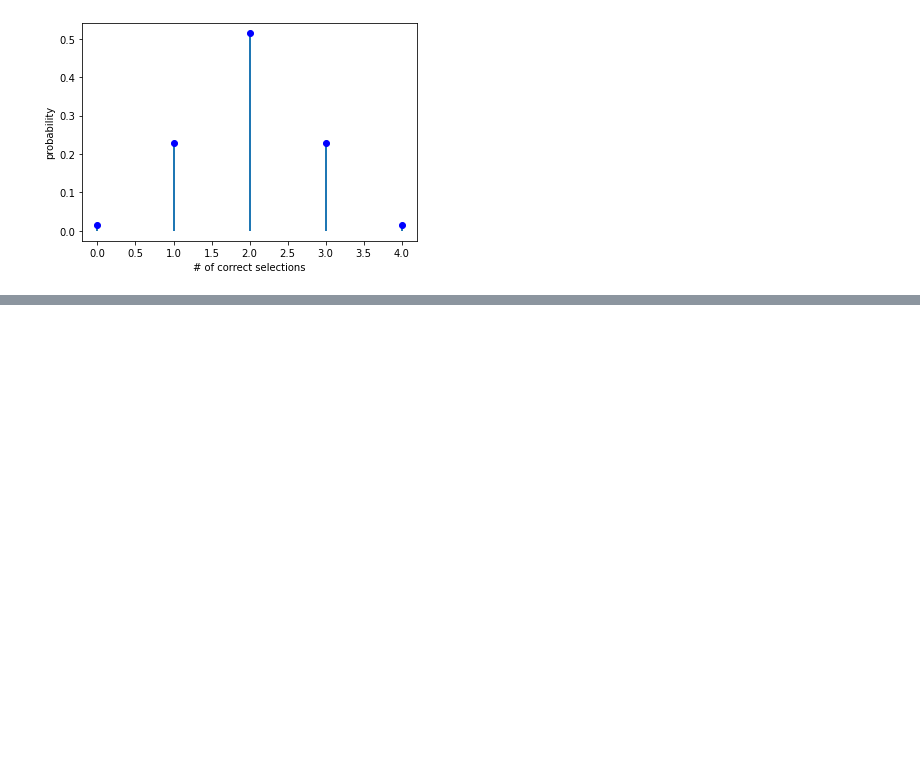
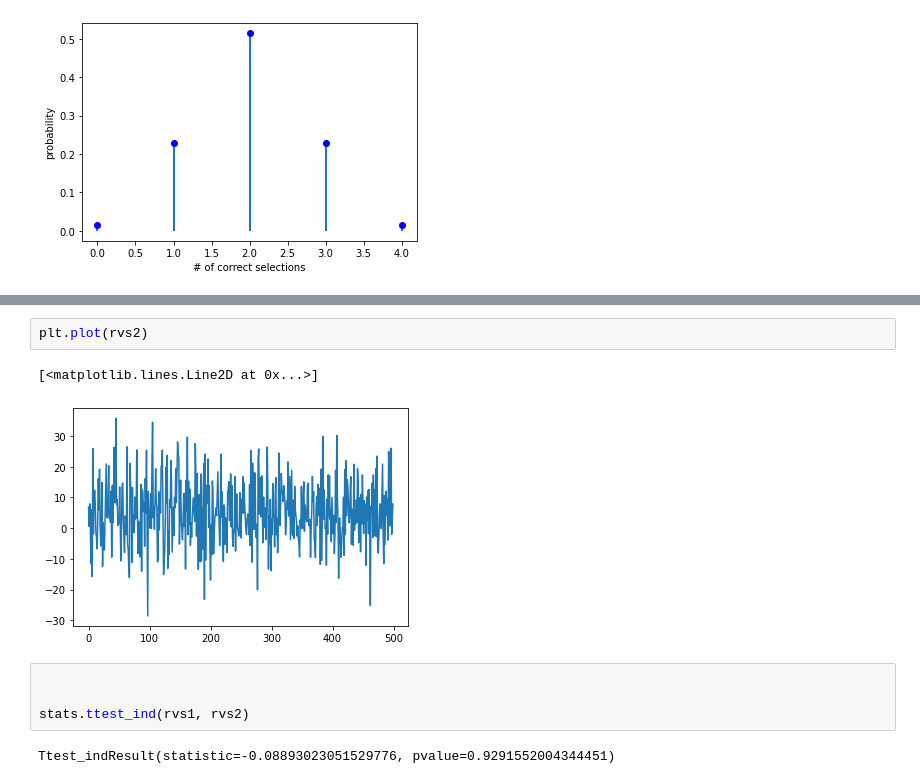
Before and after one commit to donneger/machinelearning_statistics, a Jupyter notebook: ml_practicals/ml_stats_practicals.ipynb, the cells around one changed output, grey strips where cells are left out. Cells and saved outputs as stored; diff of their text form; blank space fills up the shorter version.

```diff
--- a/ml_practicals/ml_stats_practicals.ipynb
+++ b/ml_practicals/ml_stats_practicals.ipynb
@@ -212,0 +309,11 @@ plt.show()
+# %%
+plt.plot(rvs2)
+# %% [output]
+[<matplotlib.lines.Line2D at 0x...>]
+[figure, added]
+# %%
+
+
+stats.ttest_ind(rvs1, rvs2)
+# %% [output]
+Ttest_indResult(statistic=-0.08893023051529776, pvalue=0.9291552004344451)
```
Also changed, not shown: parts of 43 cells of this notebook.
